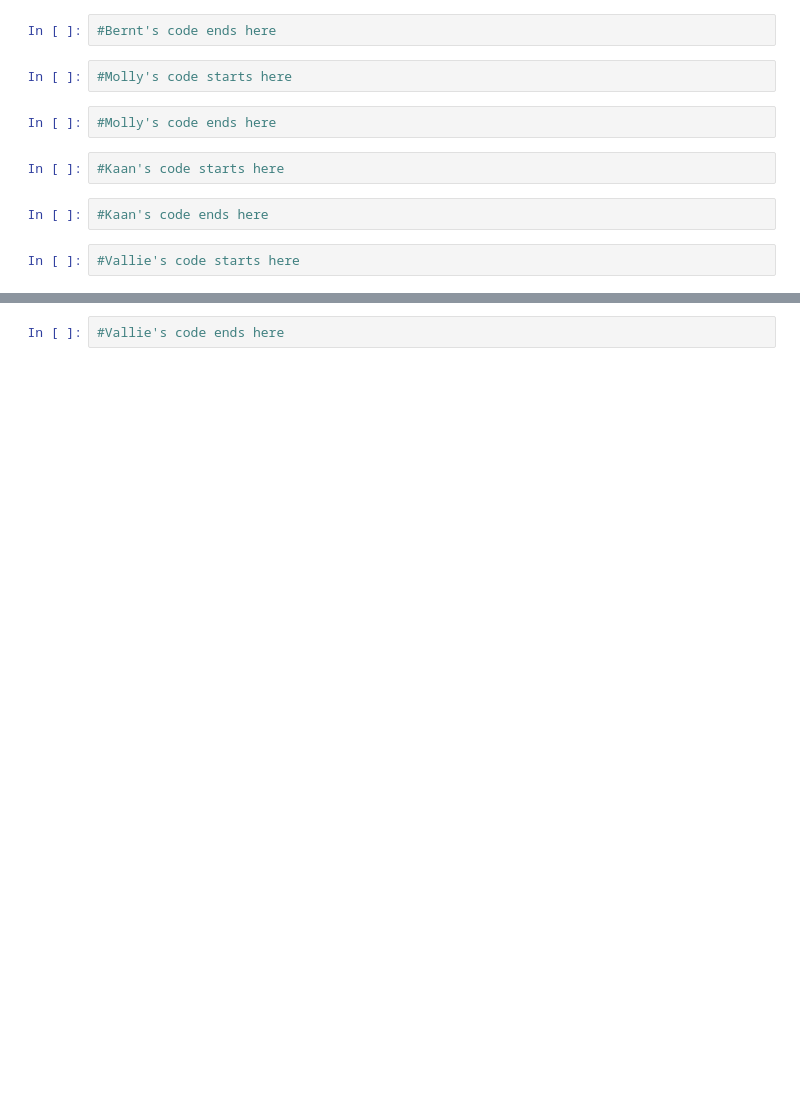
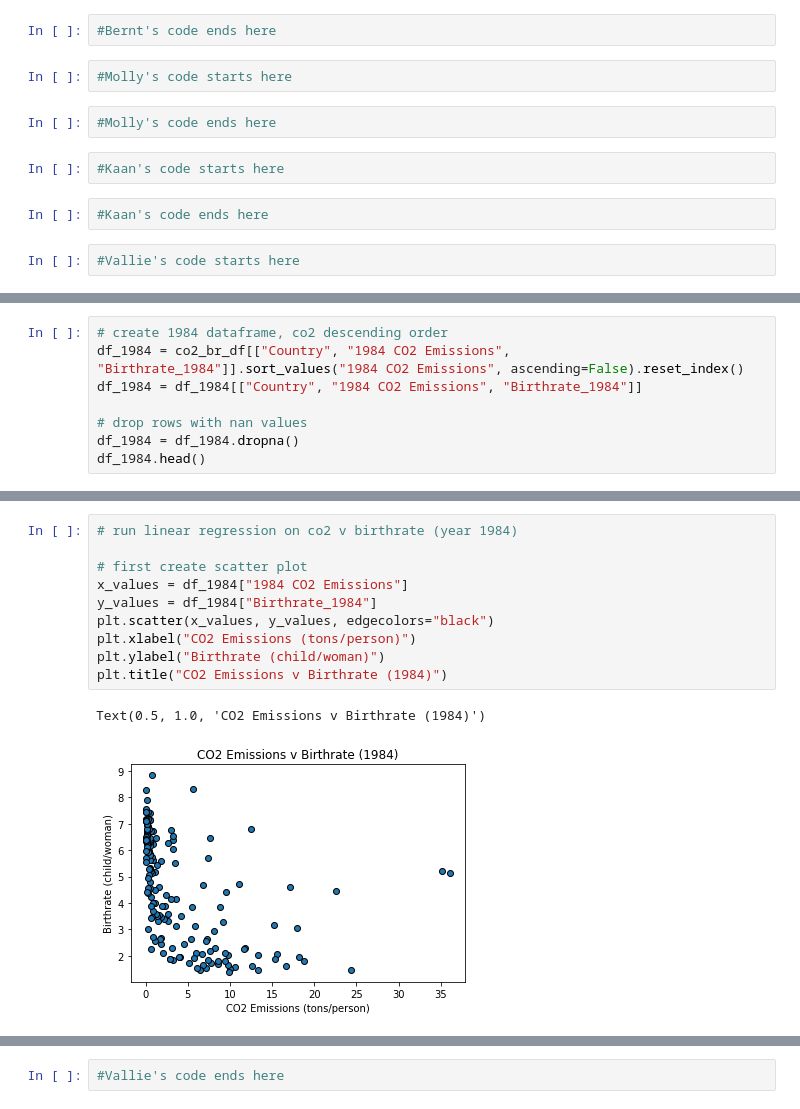
Before and after one commit to VallieTracy/project-one, a Jupyter notebook: Final Jupyter Notebook .ipynb, the cells around one changed output, grey strips where cells are left out. Drawn from its saved outputs; the diff is of its cells as text; blank space fills up the shorter version.

```diff
--- a/Final Jupyter Notebook .ipynb
+++ b/Final Jupyter Notebook .ipynb
@@ -207,3 +205,11 @@ plt.show()
 # %% [output]
 The r-squared is: -0.2799233935911636
 [figure]
+# %%
+# create 1984 dataframe, co2 descending order
+df_1984 = co2_br_df[["Country", "1984 CO2 Emissions", "Birthrate_1984"]].sort_values("1984 CO2 Emissions", ascending=False).reset_index()
+df_1984 = df_1984[["Country", "1984 CO2 Emissions", "Birthrate_1984"]]
+
+# drop rows with nan values
+df_1984 = df_1984.dropna()
+df_1984.head()
@@ -209,0 +223,13 @@ The r-squared is: -0.2799233935911636
+# %%
+# run linear regression on co2 v birthrate (year 1984)
+
+# first create scatter plot
+x_values = df_1984["1984 CO2 Emissions"]
+y_values = df_1984["Birthrate_1984"]
+plt.scatter(x_values, y_values, edgecolors="black")
+plt.xlabel("CO2 Emissions (tons/person)")
+plt.ylabel("Birthrate (child/woman)")
+plt.title("CO2 Emissions v Birthrate (1984)")
+# %% [output]
+Text(0.5, 1.0, 'CO2 Emissions v Birthrate (1984)')
+[figure, added]
```
Also changed, not shown: parts of 25 cells of this notebook.
